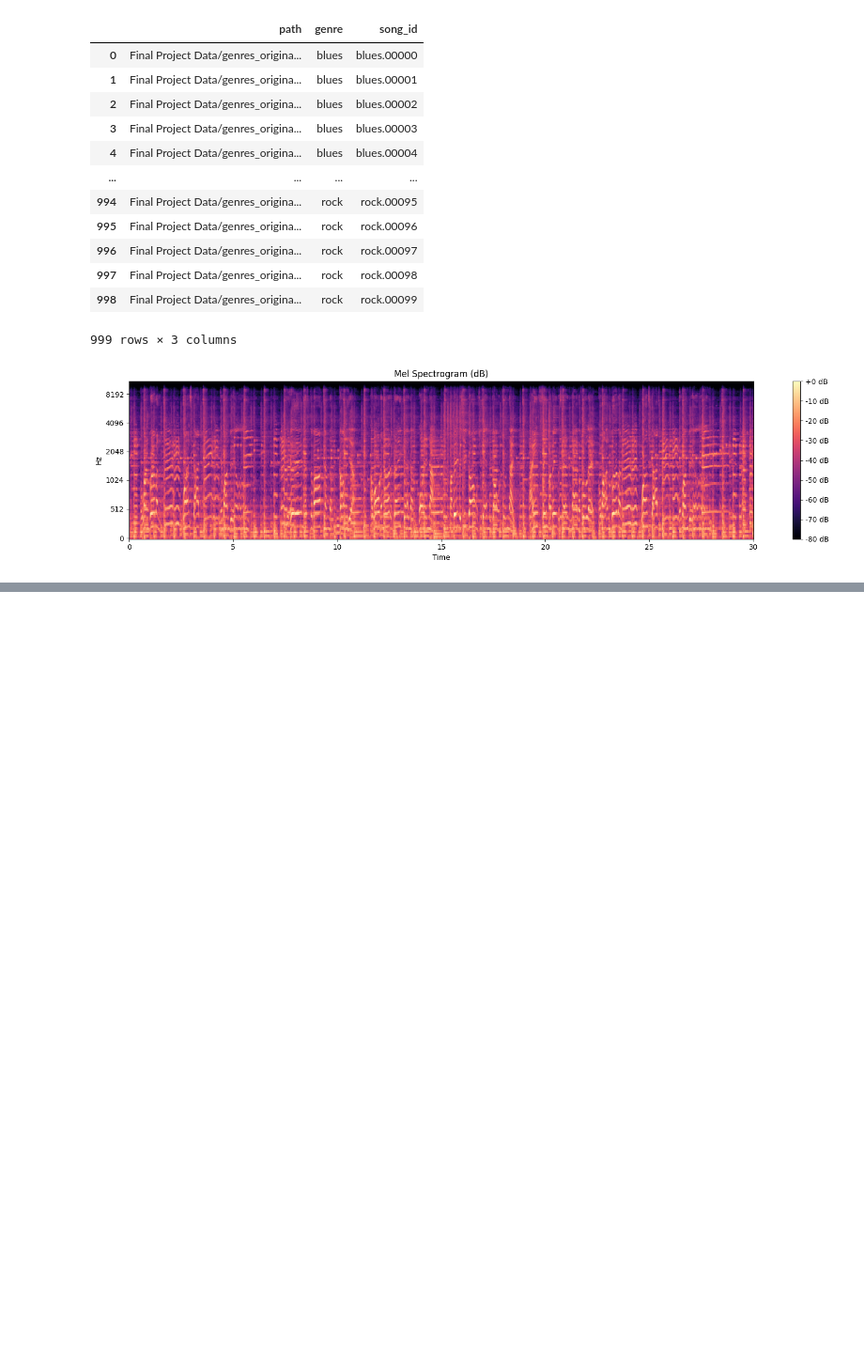
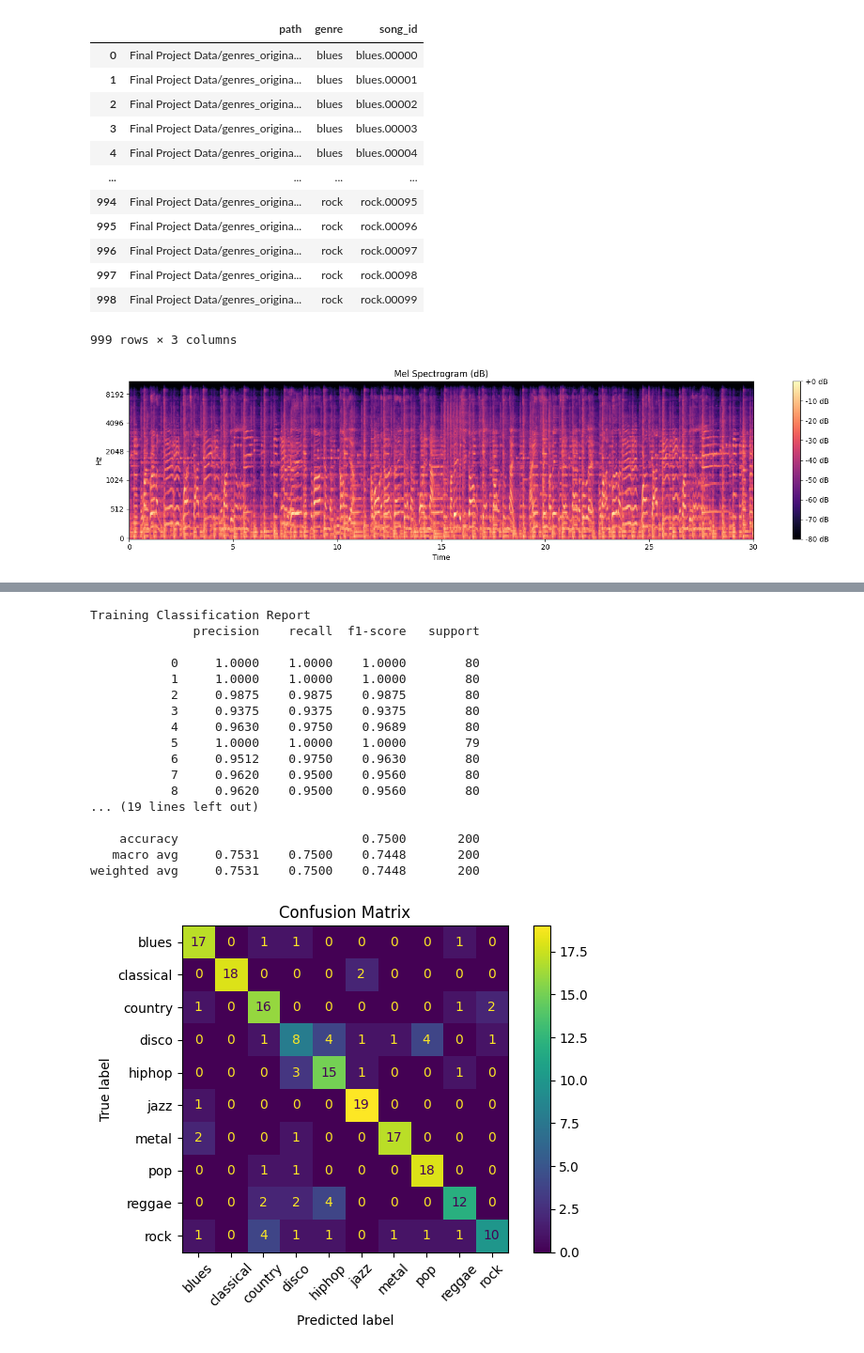
Before and after one commit to masondiz/Final-Project-EE-344, a Jupyter notebook: final_project_wav.ipynb, the cells around one changed output, grey strips where cells are left out. Shown at 94% size. Cells and saved outputs as stored; diff of their text form; code cells hidden in the pictures; blank space fills up the shorter version.

```diff
--- a/final_project_wav.ipynb
+++ b/final_project_wav.ipynb
@@ -240,0 +397,51 @@ Best model by Test weighted F1: Logistic Regression  (Test F1(w)=0.7031)
+# %%
+# =========================
+# Train & Evaluate Third Stack
+# =========================
+
+stack_3 = StackingClassifier(
+    estimators=[("Logistic Regression", lr_pipe), ("RandomForest", rf_pipe), ("KNN", knn_pipe), ("SVM", svm_pipe), ("GNB", gnb_pipe)],
+    final_estimator=LogisticRegression(max_iter=5000, n_jobs=-1, solver="lbfgs"),
+    cv=5,
+    n_jobs=1,
+)
+
+stack_3.fit(X_train, y_train)
+
+yhat_tr = stack_3.predict(X_train)
+yhat_te = stack_3.predict(X_test)
+
+print("Training Classification Report")
+print(classification_report(y_train, yhat_tr, digits=4, zero_division=0))
+
+print("Testing Classification Report")
+print(classification_report(y_test, yhat_te, digits=4, zero_division=0))
+
+cm = confusion_matrix(y_test, yhat_te)
+disp = ConfusionMatrixDisplay(
+    confusion_matrix=cm,
+    display_labels=le.classes_   # shows genre names instead of 0,1,2,...
+)
+disp.plot(values_format="d", xticks_rotation=45)
+plt.title(f"Confusion Matrix")
+plt.tight_layout()
+plt.show()
+# %% [output]
+Training Classification Report
+              precision    recall  f1-score   support
+
+           0     1.0000    1.0000    1.0000        80
+           1     1.0000    1.0000    1.0000        80
+           2     0.9875    0.9875    0.9875        80
+           3     0.9375    0.9375    0.9375        80
+           4     0.9630    0.9750    0.9689        80
+           5     1.0000    1.0000    1.0000        79
+           6     0.9512    0.9750    0.9630        80
+           7     0.9620    0.9500    0.9560        80
+           8     0.9620    0.9500    0.9560        80
+... (19 lines left out)
+
+    accuracy                         0.7500       200
+   macro avg     0.7531    0.7500    0.7448       200
+weighted avg     0.7531    0.7500    0.7448       200
+[figure, added]
```
Also changed, not shown: parts of 11 cells of this notebook.
